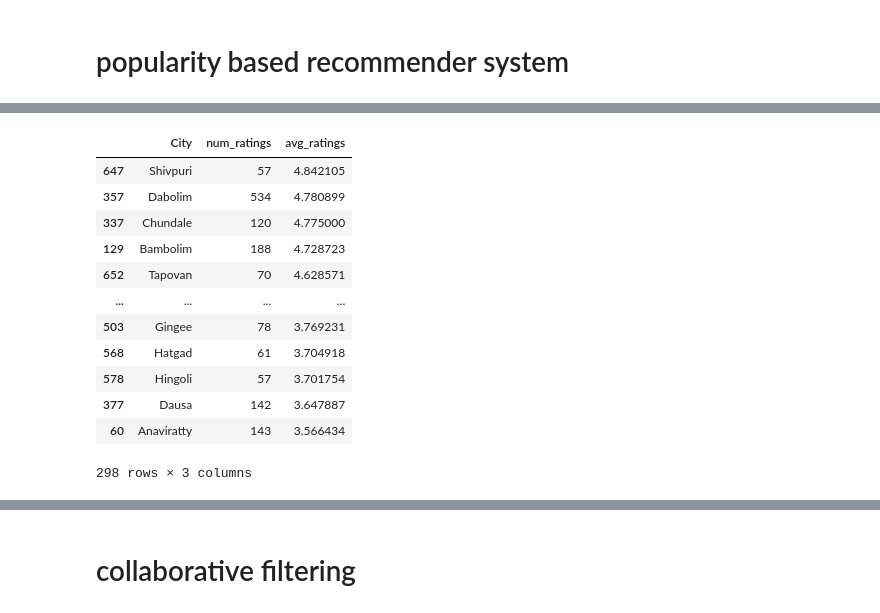
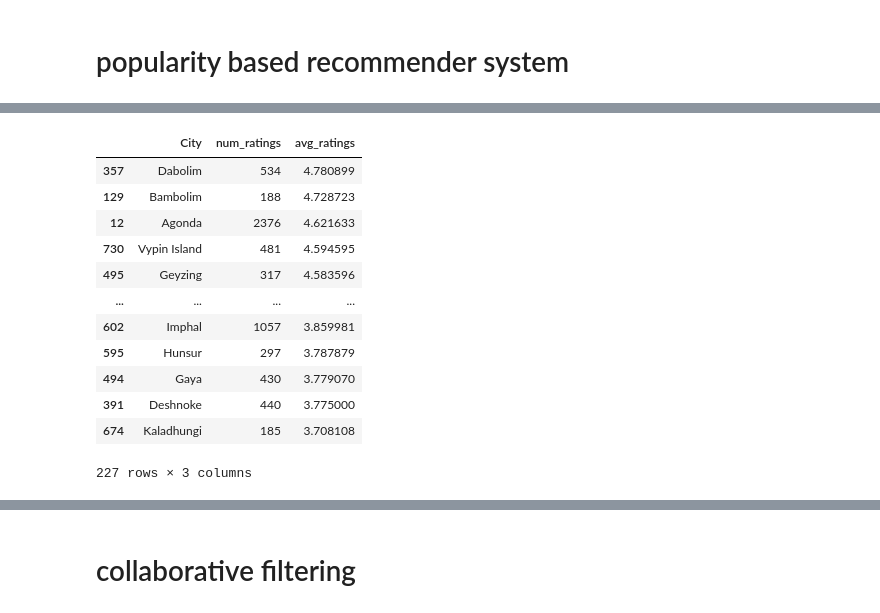
Before and after one commit to Shaikh-Asma/places-recommendation-system, a Jupyter notebook: final ML file city 100-checkpoint.ipynb, the cells around one changed output, grey strips where cells are left out. Drawn from its saved outputs; the diff is of its cells as text; code cells hidden in the pictures.

```diff
--- a/final ML file city 100-checkpoint.ipynb
+++ b/final ML file city 100-checkpoint.ipynb
@@ -149,20 +157,20 @@ popular_df
 # %%
-popular_df=popular_df[popular_df['num_ratings']>=50].sort_values('avg_ratings',ascending=False)
+popular_df=popular_df[popular_df['num_ratings']>=150].sort_values('avg_ratings',ascending=False)
 popular_df
 # %% [output]
 |  | City | num_ratings | avg_ratings |
-| 647 | Shivpuri | 57 | 4.842105 |
 | 357 | Dabolim | 534 | 4.780899 |
-| 337 | Chundale | 120 | 4.775000 |
 | 129 | Bambolim | 188 | 4.728723 |
-| 652 | Tapovan | 70 | 4.628571 |
+| 12 | Agonda | 2376 | 4.621633 |
+| 730 | Vypin Island | 481 | 4.594595 |
+| 495 | Geyzing | 317 | 4.583596 |
 | ... | ... | ... | ... |
-| 503 | Gingee | 78 | 3.769231 |
-| 568 | Hatgad | 61 | 3.704918 |
-| 578 | Hingoli | 57 | 3.701754 |
-| 377 | Dausa | 142 | 3.647887 |
-| 60 | Anaviratty | 143 | 3.566434 |
+| 602 | Imphal | 1057 | 3.859981 |
+| 595 | Hunsur | 297 | 3.787879 |
+| 494 | Gaya | 430 | 3.779070 |
+| 391 | Deshnoke | 440 | 3.775000 |
+| 674 | Kaladhungi | 185 | 3.708108 |
-298 rows × 3 columns
+227 rows × 3 columns
 # %%
 popular_df.merge(new,on='City').drop_duplicates('City')
 # %% [output]
```
Also changed, not shown: parts of 53 cells of this notebook.
